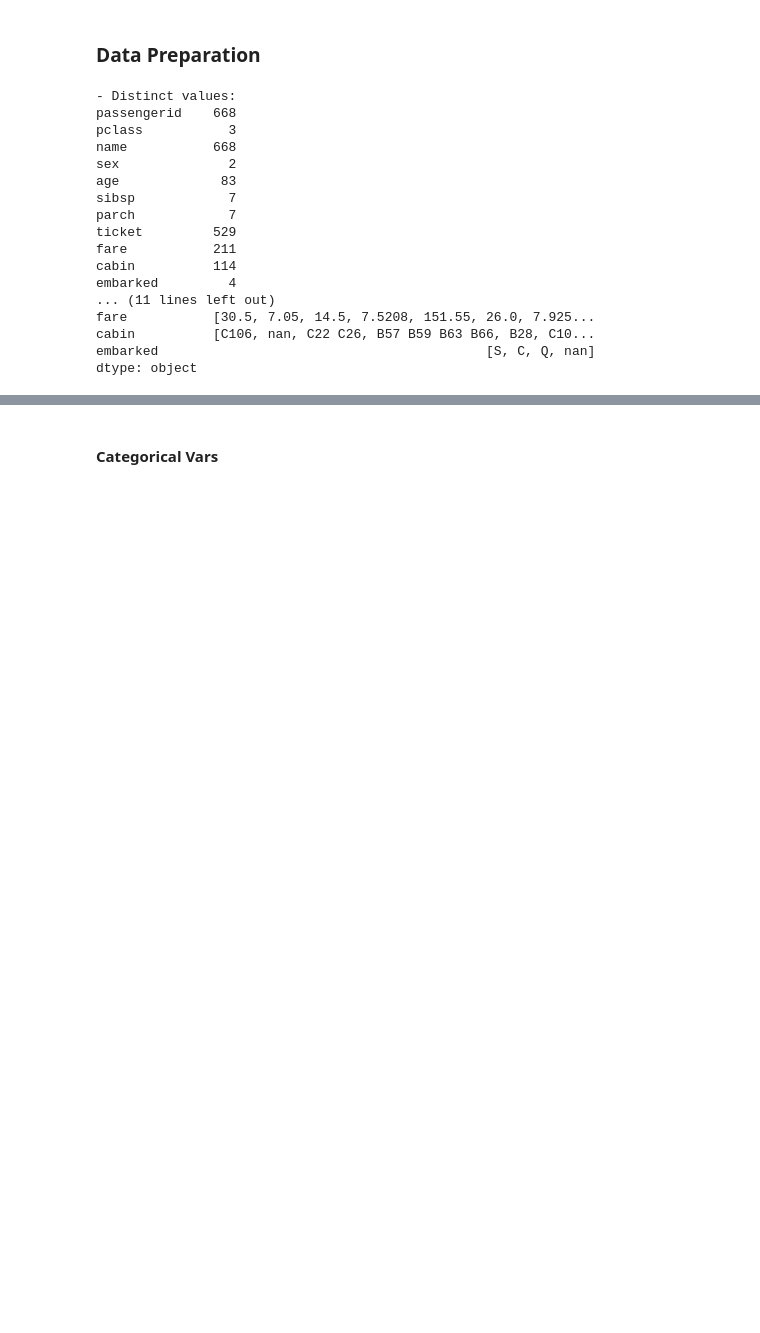
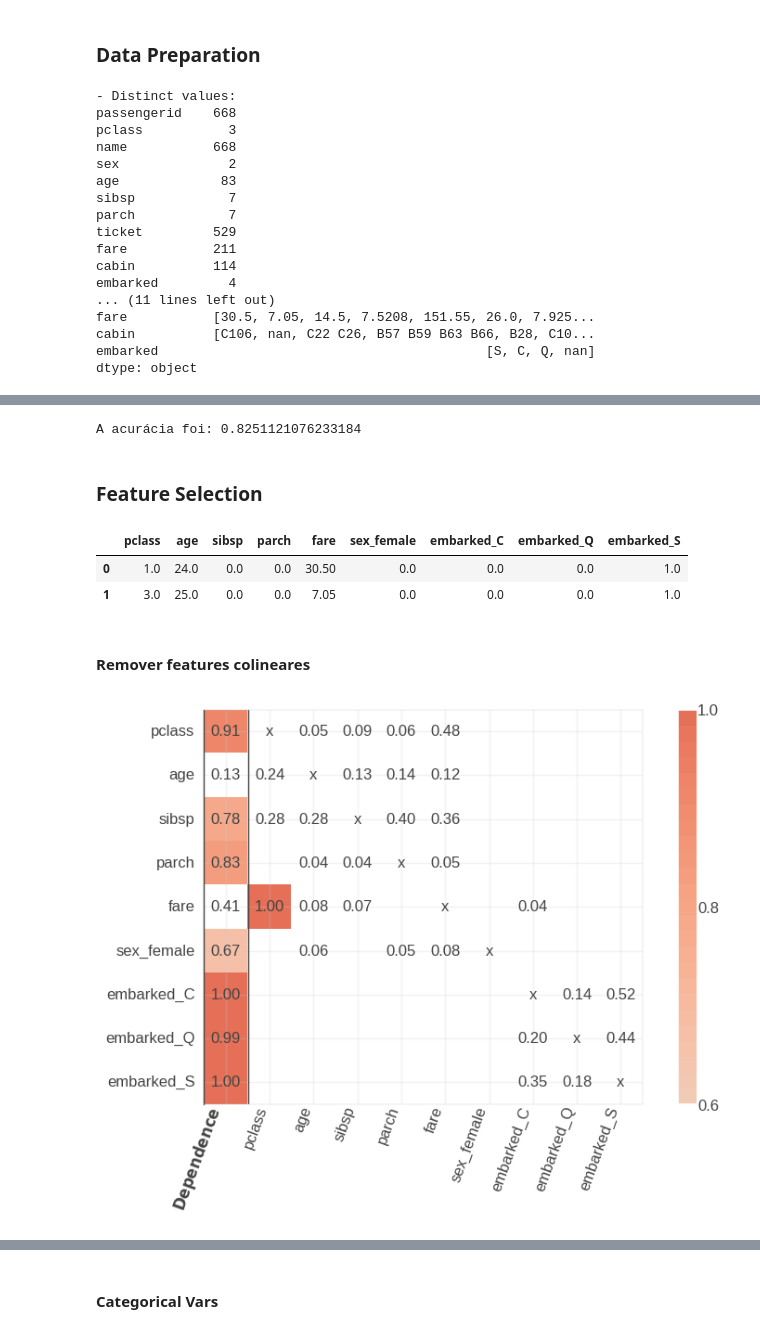
Before and after one commit to nortonvanz/ML_Pocket_Reference, a Jupyter notebook: notebooks/Titanic_pipeline_c2.ipynb, the cells around one changed output, grey strips where cells are left out. Cells and saved outputs as stored; diff of their text form; code cells hidden in the pictures; blank space fills up the shorter version.

```diff
--- a/notebooks/Titanic_pipeline_c2.ipynb
+++ b/notebooks/Titanic_pipeline_c2.ipynb
@@ -148,5 +154,10 @@ cabin          [C106, nan, C22 C26, B57 B59 B63 B66, B28, C10...
 embarked                                          [S, C, Q, nan]
 dtype: object
 # %%
-# dropar, assumindo não serem relevantes neste ciclo: passengerid, name, ticket, cabin
-X_train = X_train.drop(columns=['passengerid','name','ticket','cabin'])
+# dropar, assumindo não serem relevantes neste ciclo: passengerid, name, cabin (cabin tem quase metade das linhas com nulos), e ticket (números e letras, inúmeros códigos)
+X_train = X_train.drop(columns=['passengerid','name', 'cabin', 'ticket'])
+X_test = X_test.drop(columns=['passengerid','name', 'cabin', 'ticket'])
+# %%
+#converter categóricas com OHE:
+X_train = pd.get_dummies(X_train)
+X_test = pd.get_dummies(X_test)
@@ -152,0 +171,4 @@ X_train = X_train.drop(columns=['passengerid','name','ticket','cabin'])
+# %%
+#remover sex_male, visto que tem o mesmo conteúdo de info de sex_female, mas oposto:
+X_train = X_train.drop(columns=["sex_male"])
+X_test = X_test.drop(columns=["sex_male"])
@@ -152,0 +182,21 @@ X_train = X_train.drop(columns=['passengerid','name','ticket','cabin'])
+# %%
+#rodar um Xgb, apenas com CV e os melhores parâmetros do ciclo 1, e medir a acurácia atual:
+
+pipe_xgb1 = Pipeline([
+      ("cat_imputer", SimpleImputer(missing_values=np.nan, strategy="most_frequent")), #Substitui valores faltantes pela média, mediana, valor mais freq, ou valor constante.
+      ("xgb", XGBClassifier() ) ]) #instancia XGBClassifier
+pipe_xgb1.fit(X_train, y_train) #fit
+
+# salvar o dataset X_train após ser transformado pelo cat_imputer, para usar no feature selection mais abaixo
+X_train_cat = pipe_xgb1.named_steps['cat_imputer'].transform(X_train)
+original_columns = X_train.columns
+X_train_cat_imputer = pd.DataFrame(X_train_cat, columns=original_columns) #converter em DataFrame
+# %%
+params_xgb1 = {'xgb__min_child_weight': [5], 'xgb__max_depth': [4], 'xgb__learning_rate': [0.2], 'xgb__gamma': [0.1], 'xgb__colsample_bytree': [0.7]} #melhores params ciclo 1
+grid_xgb1 = GridSearchCV(pipe_xgb1, cv=5, param_grid=params_xgb1) #GridSearchCV
+
+grid_xgb1.fit(X_train, y_train) #pipe com GridSearchCV + xgb
+xgb1_hat = grid_xgb1.predict(X_test) #predict
+print(f'A acurácia foi: {accuracy_score(y_test, xgb1_hat)}') #score
+# %% [output]
+A acurácia foi: 0.8251121076233184
@@ -152,0 +206,26 @@ X_train = X_train.drop(columns=['passengerid','name','ticket','cabin'])
+# %% [markdown]
+### Feature Selection
+# %%
+X_train_cat_imputer.head(2)
+# %% [output]
+|  | pclass | age | sibsp | parch | fare | sex_female | embarked_C | embarked_Q | embarked_S |
+| 0 | 1.0 | 24.0 | 0.0 | 0.0 | 30.50 | 0.0 | 0.0 | 0.0 | 1.0 |
+| 1 | 3.0 | 25.0 | 0.0 | 0.0 | 7.05 | 0.0 | 0.0 | 0.0 | 1.0 |
+# %% [markdown]
+#### Remover features colineares
+# %%
+#Depanda passar pandas DataFrame, e não aceita nulos (questionável a utilidade)
+
+#Uma estratégia para remover features desnecessárias é remover colunas colineares
+#Podemos usar a função correlated_columns para encontrar colunas visualmente, colunas que tenham um coeficiente de correlação maior ou igual a 0,95:
+
+#A função plot_dependence_heatmap faz o treinamento de uma random forest para cada coluna numérica a partir das outras colunas em um conjunto de dados de treinamento.
+#O valor da dependência é a pontuação R2 das estimativas OOB (Out-Of-Bag) para a predição dessa coluna.
+
+rfpimp.plot_dependence_heatmap(rfpimp.feature_dependence_matrix(X_train_cat_imputer),
+value_fontsize=12,
+label_fontsize=12)
+fig = plt.gcf()
+fig.set_size_inches(10, 6)
+# %% [output]
+[figure, added]
```
Also changed, not shown: parts of 90 cells of this notebook.
